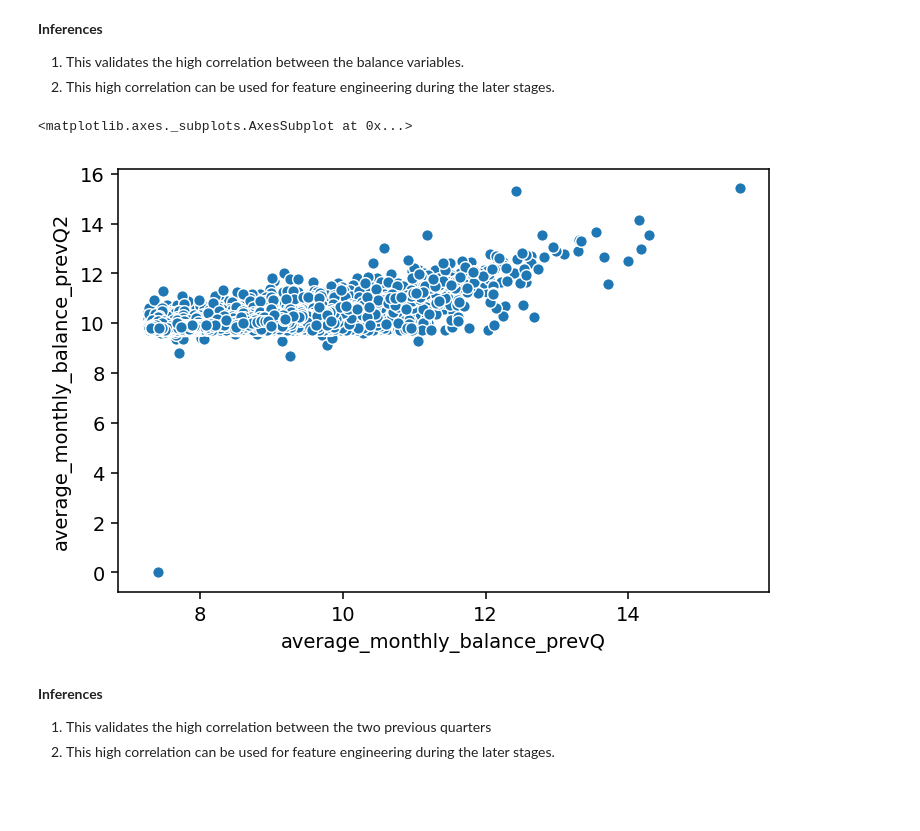
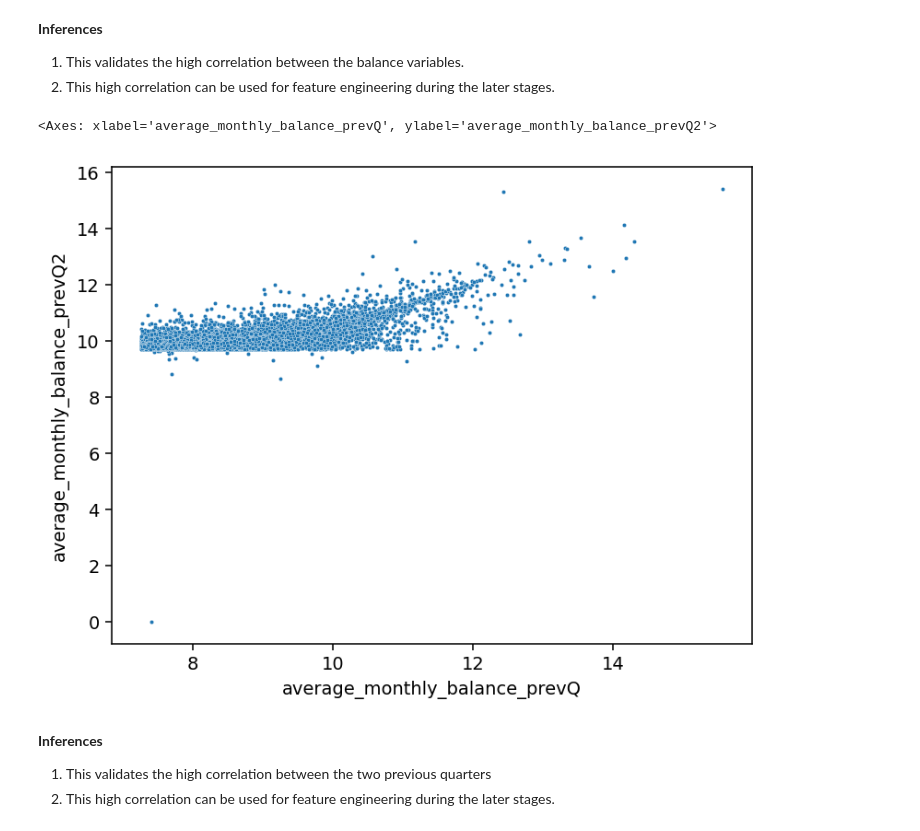
Before and after one commit to harsh-github007/Analysis_Churn, a Jupyter notebook: Churn_analysis.ipynb, the cells around one changed output. Drawn from its saved outputs; the diff is of its cells as text; code cells hidden in the pictures; blank space fills up the shorter version.

```diff
--- a/Churn_analysis.ipynb
+++ b/Churn_analysis.ipynb
@@ -17,3 +14,10 @@ data = pd.read_csv('churn_prediction.csv')
+# %%
+# importing data (downloaded from the repository when running in Colab)
+import os
+path = 'churn_analysis.csv'
+if not os.path.exists(path):
+    path = 'https://raw.githubusercontent.com/harsh-github007/Analysis_Churn/main/churn_analysis.csv'
+data = pd.read_csv(path)
 # %%
 #first 5 instances using "head()" function
 data.head()
@@ -212,13 +218,16 @@ date = pd.DatetimeIndex(data['last_transaction'])
 data['doy_ls_tran'] = date.dayofyear
 
 # week of year when last transaction was done
-data['woy_ls_tran'] = date.weekofyear
+data['woy_ls_tran'] = date.isocalendar().week.astype('Int64').values
 
 # month of year when last transaction was done
 data['moy_ls_tran'] = date.month
 
 # day of week when last transaction was done
 data['dow_ls_tran'] = date.dayofweek
+
+# days between the last transaction and the end of the data (31 Dec 2019)
+data['days_since_tran'] = (date.max() - date).days
 # %%
 # checking new extracted columns using datetime
 data[['last_transaction','doy_ls_tran','woy_ls_tran','moy_ls_tran','dow_ls_tran']].head()
@@ -856,10 +847,10 @@ sns.pairplot(numerical[balance])
 # %%
 # previous quarters
 plt.figure(dpi=140)
-sns.scatterplot(numerical['average_monthly_balance_prevQ'], numerical['average_monthly_balance_prevQ2'])
+sns.scatterplot(x=numerical['average_monthly_balance_prevQ'], y=numerical['average_monthly_balance_prevQ2'], s=5)
 # %% [output]
-<matplotlib.axes._subplots.AxesSubplot at 0x...>
+<Axes: xlabel='average_monthly_balance_prevQ', ylabel='average_monthly_balance_prevQ2'>
-[figure, old version]
+[figure, new version]
 # %% [markdown]
 **Inferences**
 1.    This validates the high correlation between the two previous quarters
```
Also changed, not shown: parts of 90 cells of this notebook, 3 other files.
